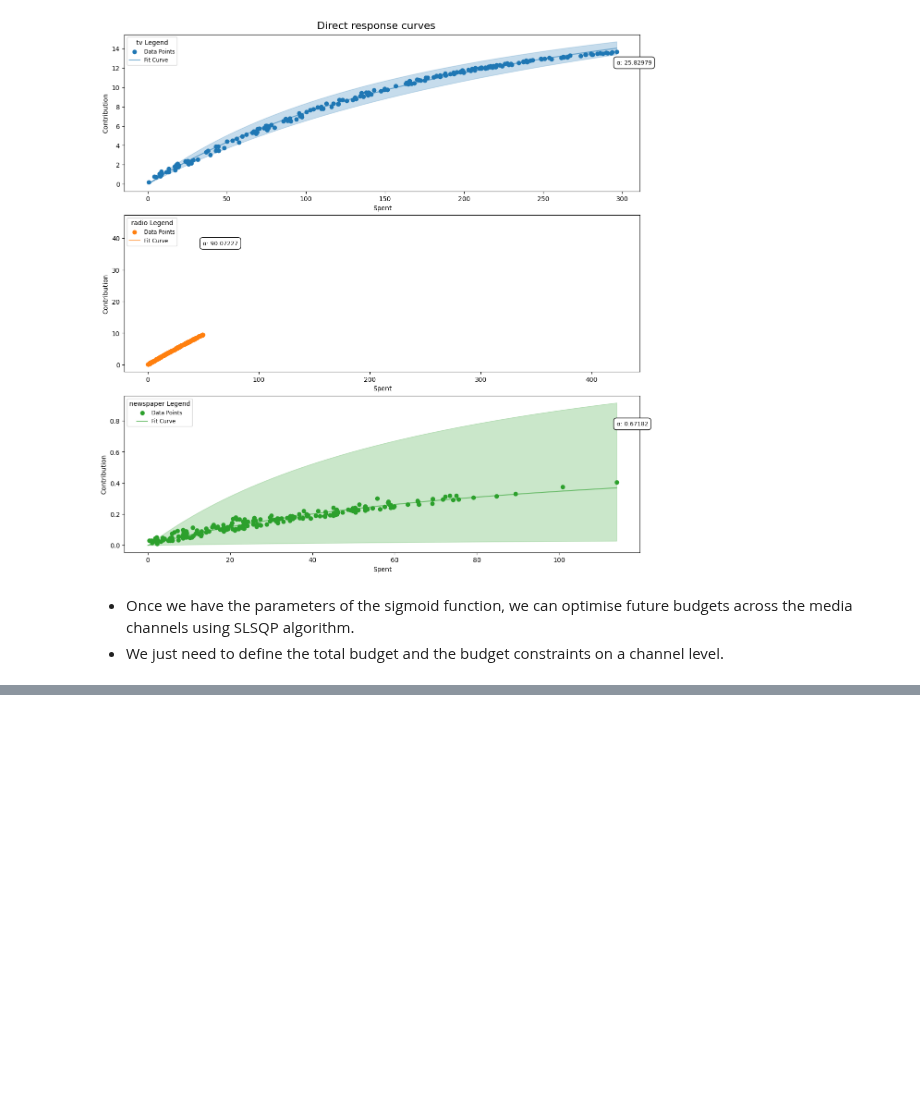
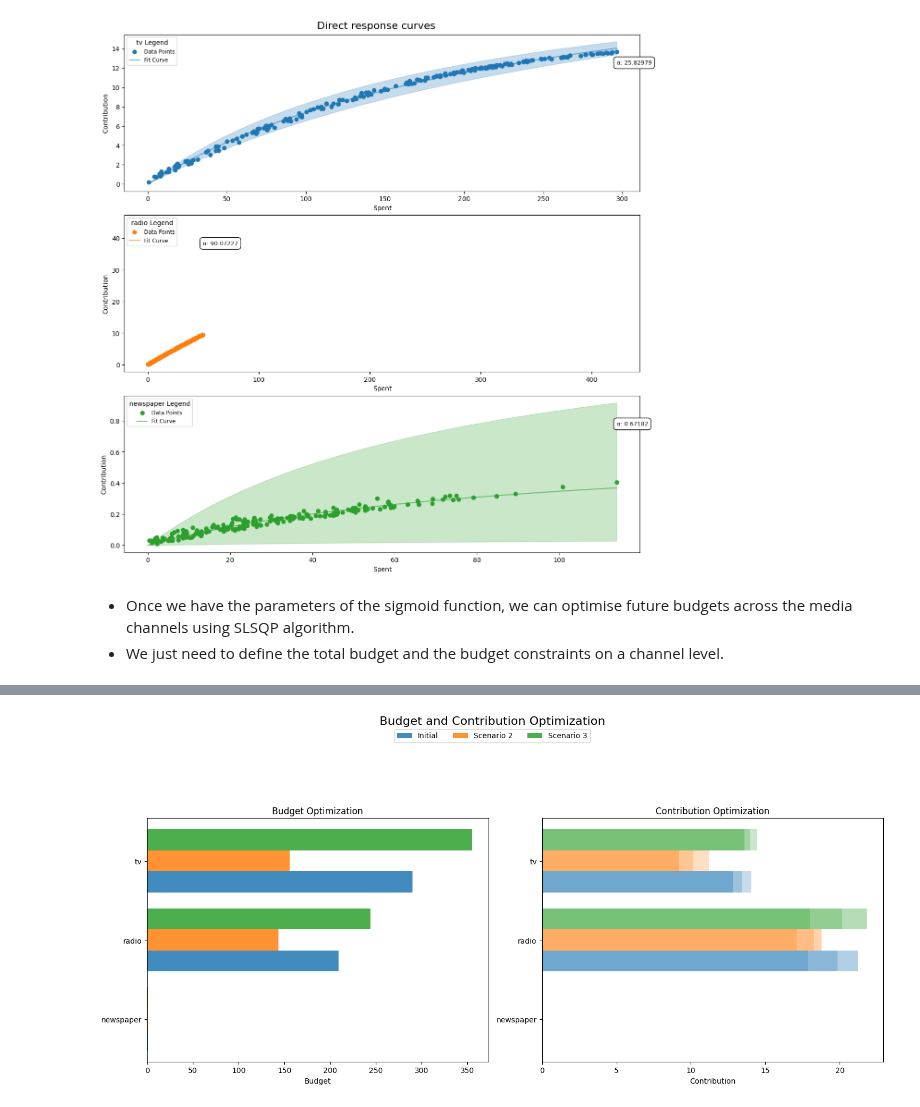
Before and after one commit to zaai-ai/lab, a Jupyter notebook: marketing/MMM/MMM.ipynb, the cells around one changed output, grey strips where cells are left out. Cells and saved outputs as stored; diff of their text form; code cells hidden in the pictures; blank space fills up the shorter version.

Commit message:
budget allocation under different scenarios

```diff
--- a/marketing/MMM/MMM.ipynb
+++ b/marketing/MMM/MMM.ipynb
@@ -290,0 +299,22 @@ result_sigmoid
+# %%
+scenarios_result = []
+total_budget = 500
+channels = ['tv', 'radio', 'newspaper']
+
+for scenario in np.array([0.6, 1.2]):
+    scenarios_result.append(
+        mmm.optimize_channel_budget_for_maximum_contribution(
+            method="sigmoid",  # define saturation function
+            total_budget=total_budget * scenario,
+            parameters=sigmoid_params,
+            budget_bounds={
+                channel: [1, total_budget * scenario] for channel in channels
+            },
+        ).to_dict()
+    )
+
+_ = mmm.plot_budget_scenearios(
+    base_data=result_sigmoid, method="sigmoid", scenarios_data=scenarios_result
+)
+# %% [output]
+[figure, added]
```
Also changed, not shown: parts of 6 cells of this notebook.
